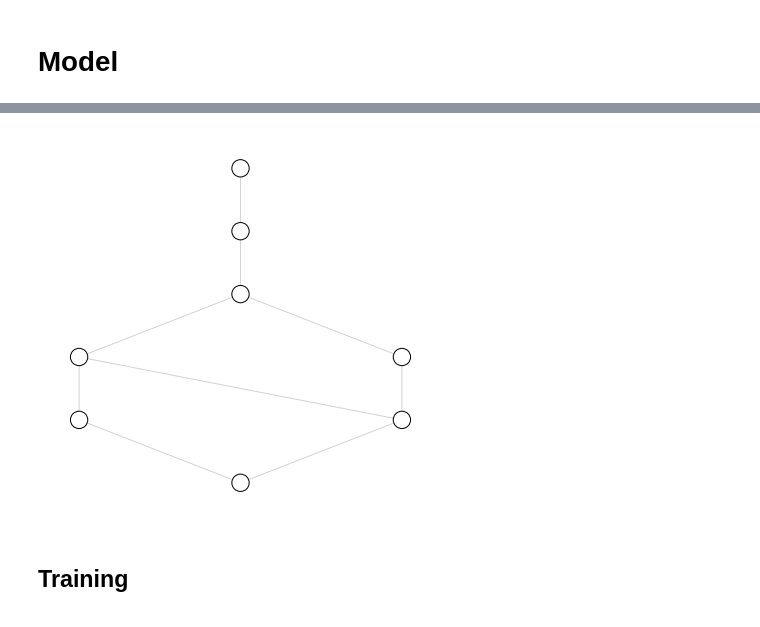
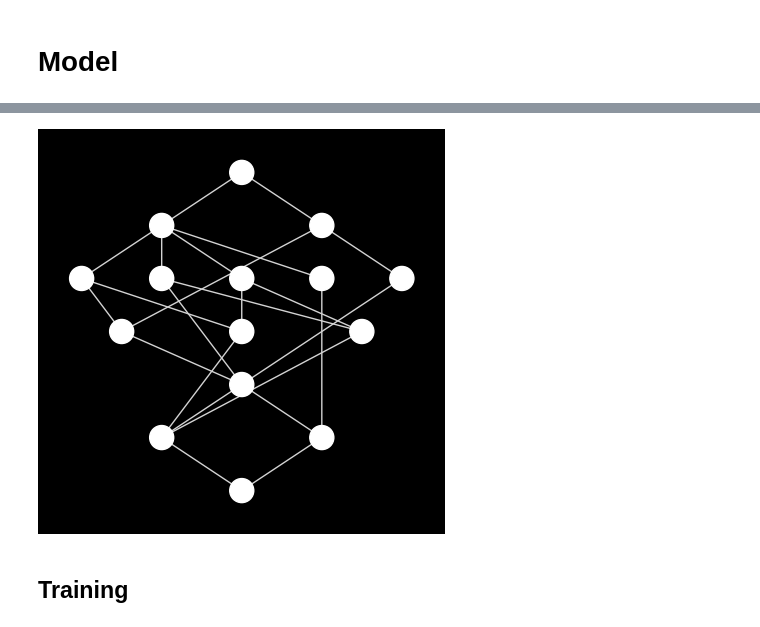
Before and after one commit to yuasosnin/neural-fca, a Jupyter notebook: main.ipynb, the cells around one changed output, grey strips where cells are left out. Drawn from its saved outputs; the diff is of its cells as text; code cells hidden in the pictures.

```diff
--- a/main.ipynb
+++ b/main.ipynb
@@ -13,7 +14,8 @@ import networkx as nx
 # %% [markdown]
 classic credit scoring binary classification dataset. downloaded from https://www.kaggle.com/datasets/uciml/german-credit
 # %%
-df = pd.read_csv('german_credit_data.csv', index_col=0)[:100]
+objects = 100
+df = pd.read_csv('data/german_credit_data.csv', index_col=0)[:objects]
 # %%
 target = df['Risk'].astype('category').cat.codes
 df_bool = df['Sex'].astype('category').cat.codes
@@ -209,10 +86,8 @@ def get_weights(x):
 # %%
-import fcapy as fcapy
+import fcapy
 from fcapy.context import FormalContext
 from fcapy.lattice import ConceptLattice
 from fcapy.visualizer import LineVizNx
 
 K_train = FormalContext(data.x_bool['train'].astype(bool), target=data.y['train'].astype(bool))
+L_train = ConceptLattice.from_context(K_train, algo='Sofia', L_max=15, is_monotone=True)
-# %%
-L_train = ConceptLattice.from_context(K_train, algo='Sofia', L_max=10, is_monotone=True)
-L_train
@@ -234,9 +105,9 @@ nx.draw(
 # %%
-fig, ax = plt.subplots(figsize=(7,7))
+fig, ax = plt.subplots(figsize=(5,5))
 vis = LineVizNx(node_border_color='g', node_color='w')
 vis.draw_poset(L_train, ax=ax);
 # %% [output]
-[figure, old version]
+[figure, new version]
 # %% [markdown]
 ## Training
 # %%
```
Also changed, not shown: parts of 16 cells of this notebook, 4 other files.
